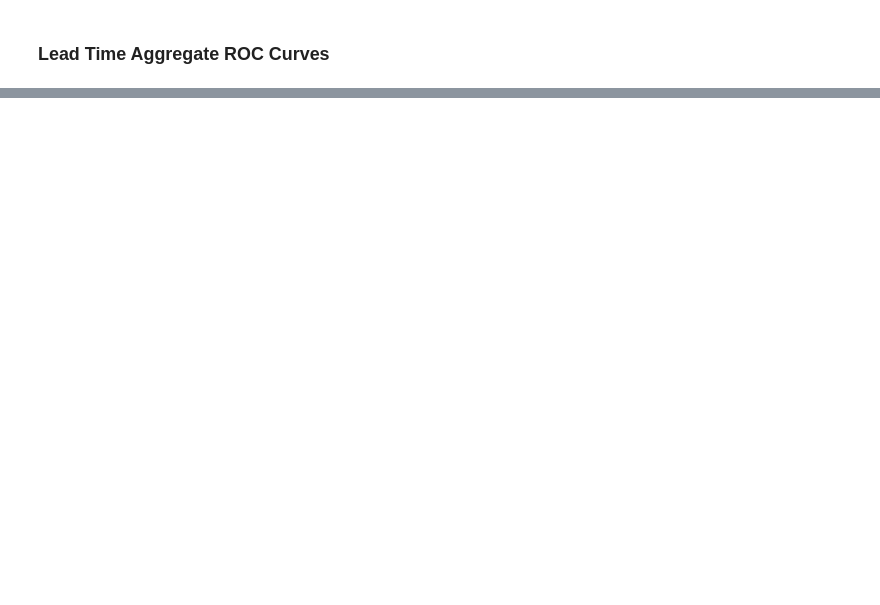
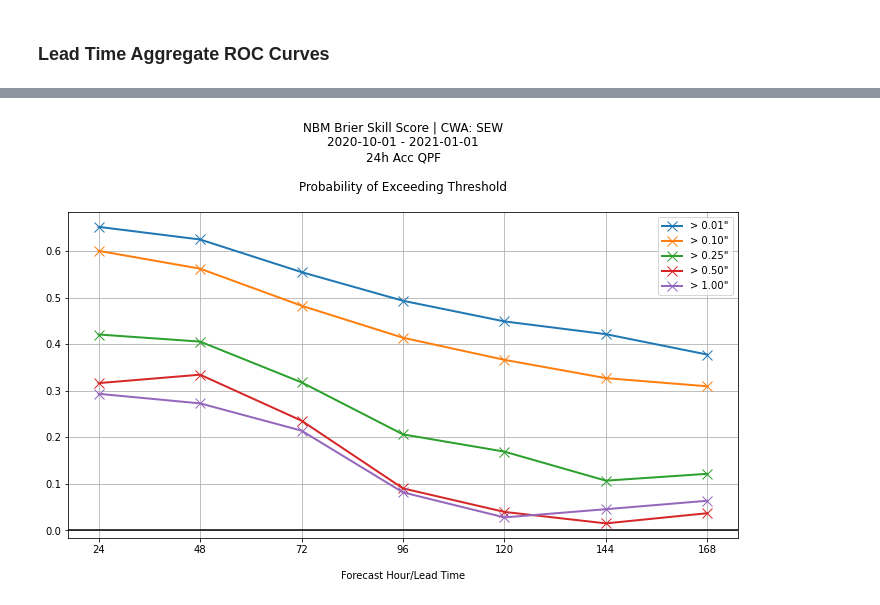
Before and after one commit to m-wessler/nbm-verify, a Jupyter notebook: notebooks/nbm_reliability_maps_dev.ipynb, the cells around one changed output, grey strips where cells are left out. Drawn from its saved outputs; the diff is of its cells as text; code cells hidden in the pictures; blank space fills up the shorter version.

```diff
--- a/notebooks/nbm_reliability_maps_dev.ipynb
+++ b/notebooks/nbm_reliability_maps_dev.ipynb
@@ -944,0 +1020,10 @@ Processing f024 0.50"
+# %%
+extract_brier_mp = partial(extract_brier, _urma=urma)
+
+with mp.get_context('fork').Pool(8) as p:
+    returns = p.map(extract_brier_mp, fhrs)
+    p.close()
+    p.join()
+
+returns = [r for r in returns if r is not None]
+brier = xr.concat(returns, dim='fhr')
@@ -944,0 +1038,26 @@ Processing f024 0.50"
+# %%
+bss = brier['BSS']
+
+fig, ax = plt.subplots(1, facecolor='w', figsize=(12, 6))
+
+for thresh, bss_values in bss.mean(dim=['x', 'y']).groupby('threshold'):
+    ax.plot(bss_values.fhr, bss_values, label='> %.2f"'%thresh,
+            marker='x', markersize=10, linewidth=2)
+
+ax.axhline(0, color='k')
+ax.set_xticks(bss.fhr)
+ax.set_xlabel('\nForecast Hour/Lead Time')
+
+date0, date1 = start_date.strftime('%Y-%m-%d'), end_date.strftime('%Y-%m-%d')
+ax.set_title((
+    'NBM Brier Skill Score | CWA: %s\n'%cwa +
+    '%s - %s\n'%(date0, date1) +
+    '%02dh Acc QPF\n\n'%(interval) +
+    'Probability of Exceeding Threshold\n'))
+
+ax.grid()
+ax.legend(loc='upper right')
+
+plt.show()
+# %% [output]
+[figure, added]
```
Also changed, not shown: parts of 18 cells of this notebook, 9 other files.
